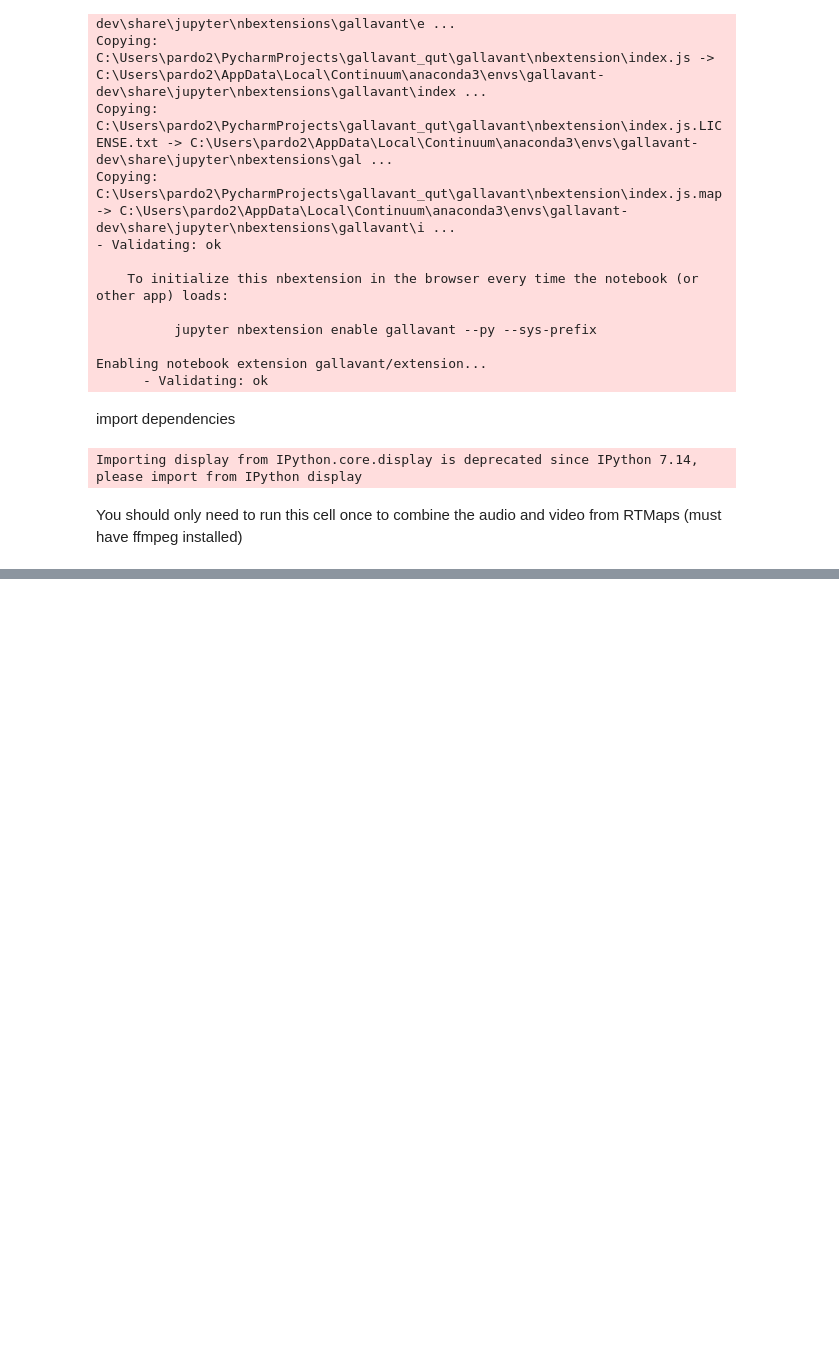
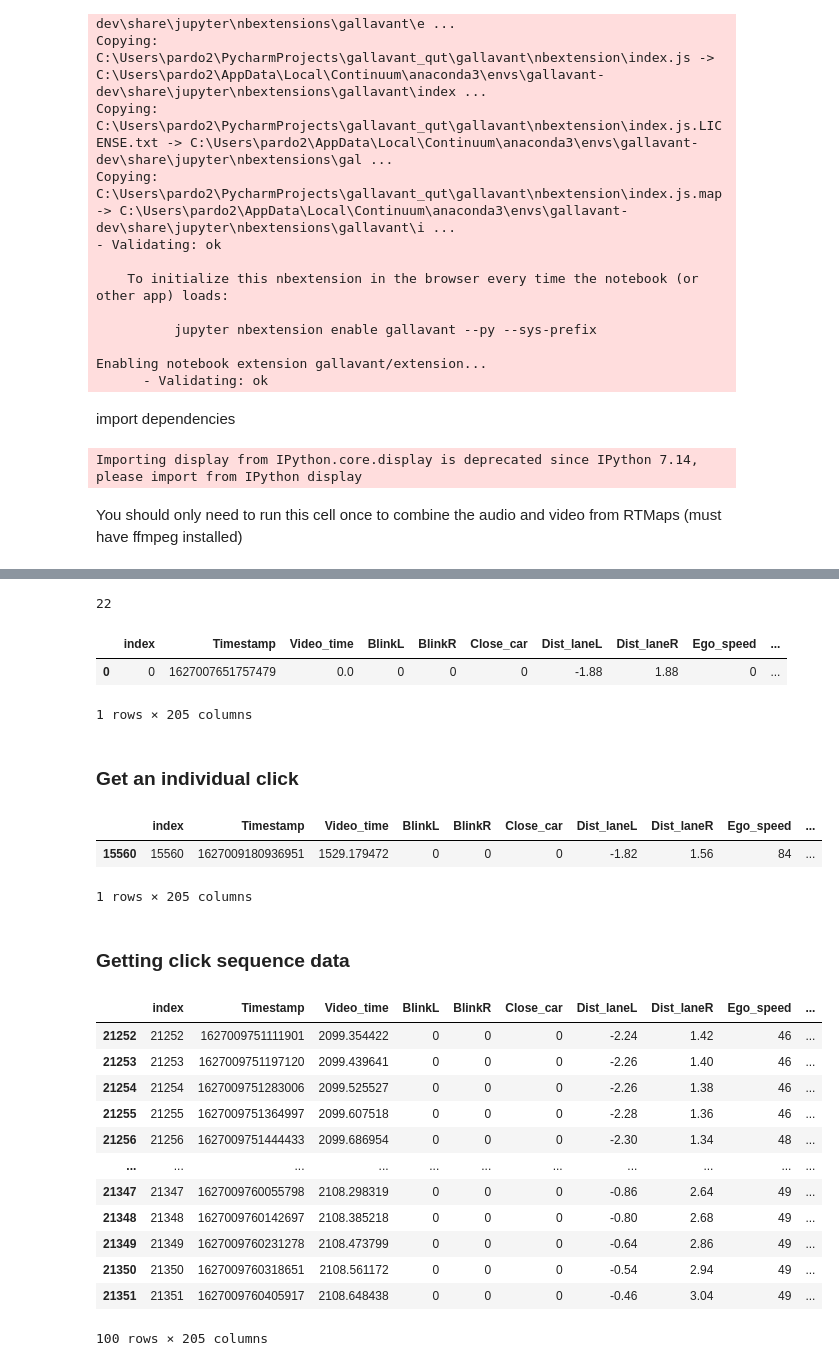
Before and after one commit to imandel/gallavant, a Jupyter notebook: Gallavant_qut.ipynb, the cells around one changed output, grey strips where cells are left out. Drawn from its saved outputs; the diff is of its cells as text; code cells hidden in the pictures; blank space fills up the shorter version.

```diff
--- a/Gallavant_qut.ipynb
+++ b/Gallavant_qut.ipynb
@@ -132,0 +193,30 @@ click_data = parseClicks(df, timestamps[0]/1000000, str(filepath / '20210723_dri
+# %%
+len(click_data)
+# %% [output]
+22
+# %%
+timestamp_threshold = 50000
+click_df_list = []
+
+for click_idx in range(len(click_data)):
+    click_df = dataset_df.loc[((click_data[click_idx].get('click_timestamp') - timestamp_threshold) < dataset_df['Timestamp']) & (dataset_df['Timestamp'] < (click_data[click_idx].get('click_timestamp') + timestamp_threshold))]
+    if len(click_df) > 1:
+        click_df = click_df.drop_duplicates(subset='Timestamp')
+
+    click_df_list.append(click_df)
+# %%
+click_df_list[0]
+# %% [output]
+|  | index | Timestamp | Video_time | BlinkL | BlinkR | Close_car | Dist_laneL | Dist_laneR | Ego_speed | ... |
+| 0 | 0 | 1627007651757479 | 0.0 | 0 | 0 | 0 | -1.88 | 1.88 | 0 | ... |
+1 rows × 205 columns
+# %% [markdown]
+### Get an individual click
+# %%
+click_number = 16
+ind_click_df = dataset_df.loc[((click_data[click_number].get('click_timestamp') - timestamp_threshold) < dataset_df['Timestamp']) & (df['Timestamp'] < (click_data[click_number].get('click_timestamp') + timestamp_threshold))]
+ind_click_df
+# %% [output]
+|  | index | Timestamp | Video_time | BlinkL | BlinkR | Close_car | Dist_laneL | Dist_laneR | Ego_speed | ... |
+| 15560 | 15560 | 1627009180936951 | 1529.179472 | 0 | 0 | 0 | -1.82 | 1.56 | 84 | ... |
+1 rows × 205 columns
@@ -132,0 +226,28 @@ click_data = parseClicks(df, timestamps[0]/1000000, str(filepath / '20210723_dri
+# %% [markdown]
+### Getting click sequence data
+# %%
+samples_offset = 50
+click_seq_df_list = []
+
+for click_idx in range(len(click_df_list)):
+    if click_df_list[click_idx].index[0] == 0:
+        click_seq_df = dataset_df[click_df_list[click_idx].index[0]:click_df_list[click_idx].index[0] + samples_offset]
+    else:
+        click_seq_df = dataset_df[click_df_list[click_idx].index[0] - samples_offset:click_df_list[click_idx].index[0] + samples_offset]
+    click_seq_df_list.append(click_seq_df)
+# %%
+click_seq_df_list[20]
+# %% [output]
+|  | index | Timestamp | Video_time | BlinkL | BlinkR | Close_car | Dist_laneL | Dist_laneR | Ego_speed | ... |
+| 21252 | 21252 | 1627009751111901 | 2099.354422 | 0 | 0 | 0 | -2.24 | 1.42 | 46 | ... |
+| 21253 | 21253 | 1627009751197120 | 2099.439641 | 0 | 0 | 0 | -2.26 | 1.40 | 46 | ... |
+| 21254 | 21254 | 1627009751283006 | 2099.525527 | 0 | 0 | 0 | -2.26 | 1.38 | 46 | ... |
+| 21255 | 21255 | 1627009751364997 | 2099.607518 | 0 | 0 | 0 | -2.28 | 1.36 | 46 | ... |
+| 21256 | 21256 | 1627009751444433 | 2099.686954 | 0 | 0 | 0 | -2.30 | 1.34 | 48 | ... |
+| ... | ... | ... | ... | ... | ... | ... | ... | ... | ... | ... |
+| 21347 | 21347 | 1627009760055798 | 2108.298319 | 0 | 0 | 0 | -0.86 | 2.64 | 49 | ... |
+| 21348 | 21348 | 1627009760142697 | 2108.385218 | 0 | 0 | 0 | -0.80 | 2.68 | 49 | ... |
+| 21349 | 21349 | 1627009760231278 | 2108.473799 | 0 | 0 | 0 | -0.64 | 2.86 | 49 | ... |
+| 21350 | 21350 | 1627009760318651 | 2108.561172 | 0 | 0 | 0 | -0.54 | 2.94 | 49 | ... |
+| 21351 | 21351 | 1627009760405917 | 2108.648438 | 0 | 0 | 0 | -0.46 | 3.04 | 49 | ... |
+100 rows × 205 columns
```
Also changed, not shown: parts of 38 cells of this notebook, 4 other files.
